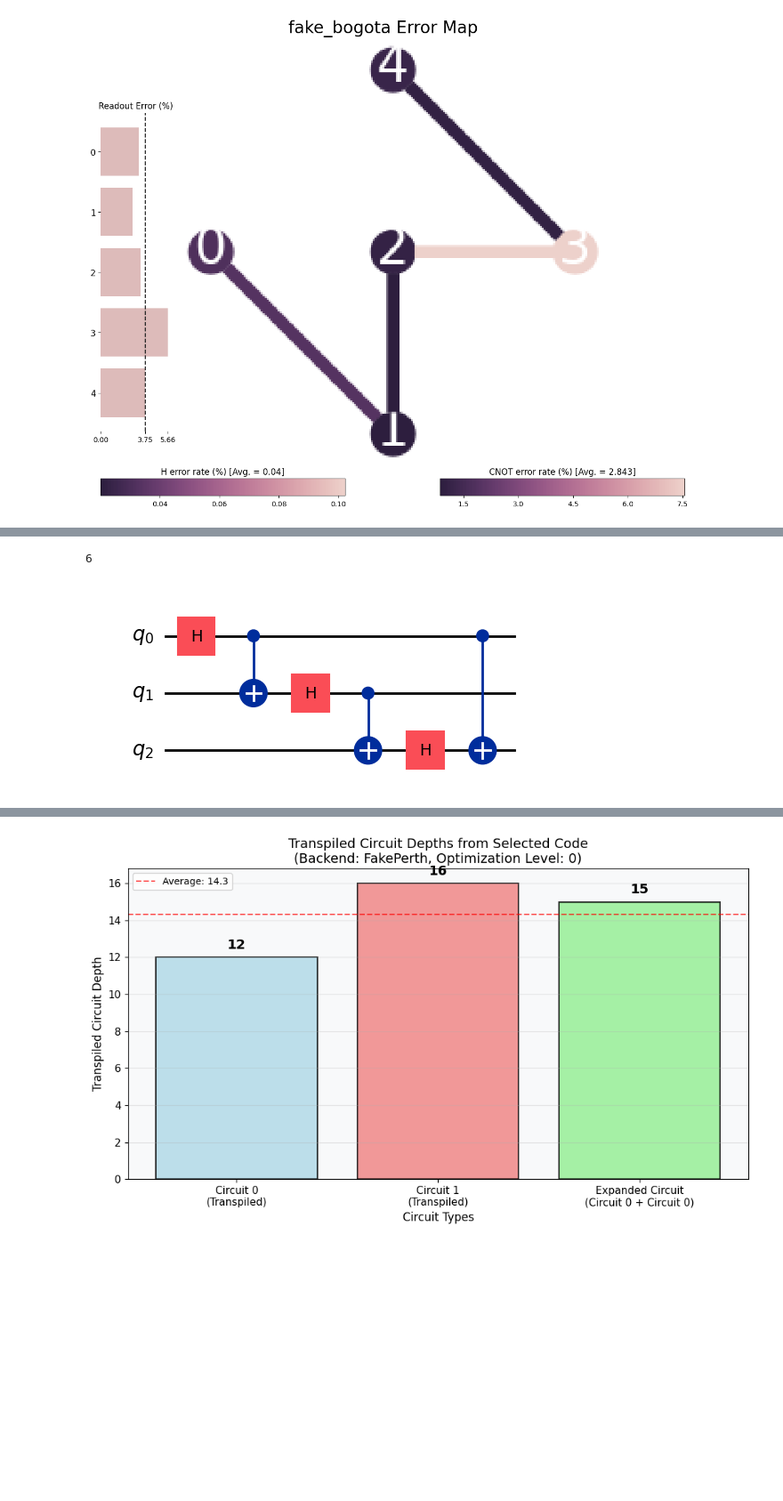
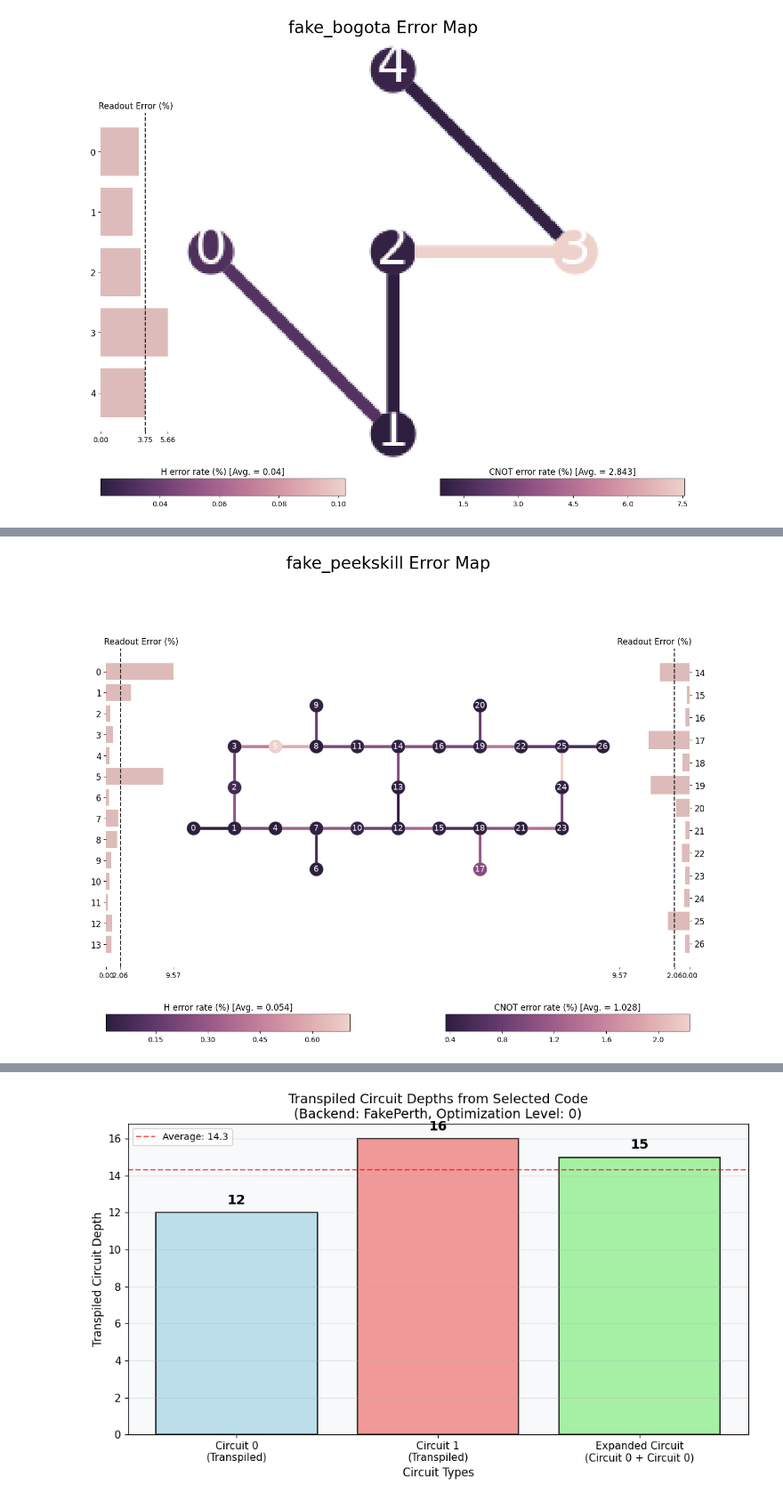
Before and after one commit to MagePro310/Quantum_Simulation_Scheduling_ver1, a Jupyter notebook: test_transpile.ipynb, the cells around one changed output, grey strips where cells are left out. Shown at 89% size. Saved outputs shown, nothing was run; the diff lists cells and outputs as text; code cells hidden in the pictures; blank space fills up the shorter version.

```diff
--- a/test_transpile.ipynb
+++ b/test_transpile.ipynb
@@ -51,16 +47,9 @@ circuit0.draw('mpl')
 # %%
-circuit1 = QuantumCircuit(3)
-circuit1.h(0)
-circuit1.cx(0, 1)
-circuit1.h(1)
-circuit1.cx(1, 2)
-circuit1.h(2)
-circuit1.cx(0, 2)
-print(circuit1.depth())
-circuit1.draw('mpl')
+circuit1 = get_benchmark(benchmark="ghz", level=BenchmarkLevel.ALG, circuit_size=13)
+circuit1.remove_final_measurements()
-# %% [output]
-6
-[figure, removed]
 # %%
-backend = FakePerth()
+backend = FakePeekskill()
+plot_error_map(backend)
+# %% [output]
+[figure, added]
 # %%
```
Also changed, not shown: parts of 4 cells of this notebook, 24 other files.
